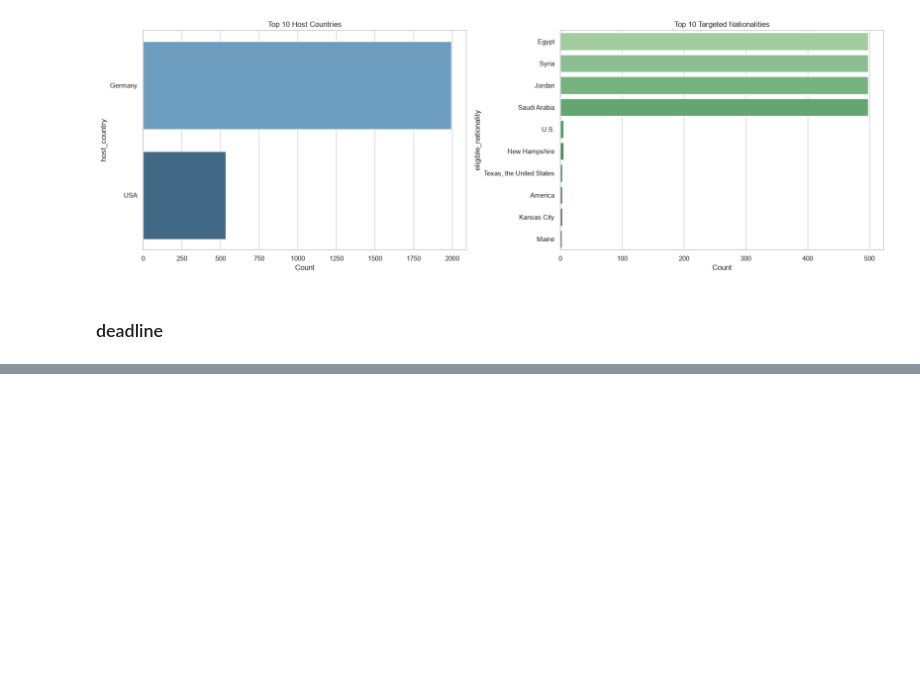
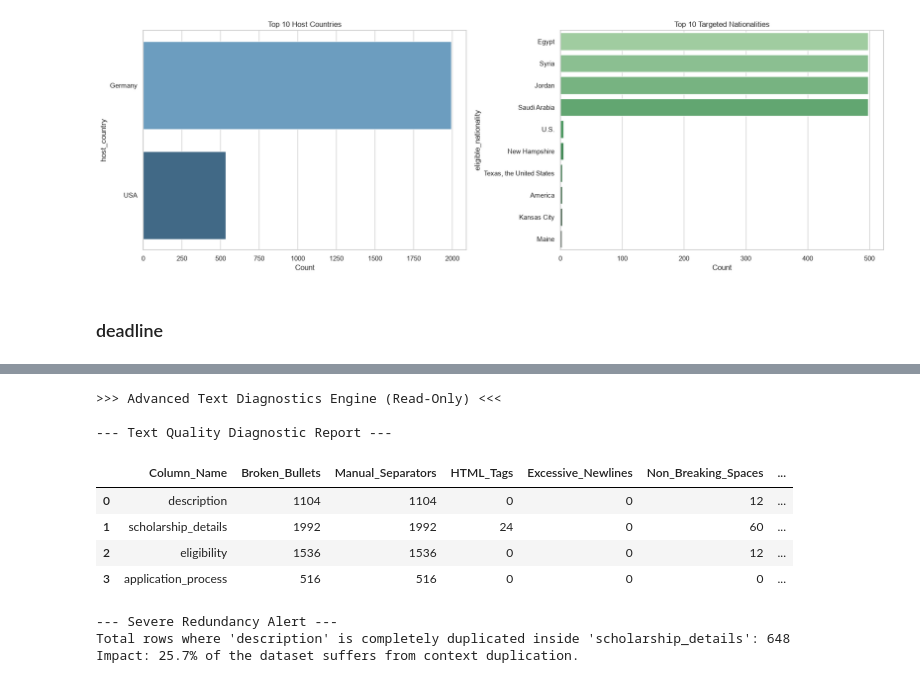
Before and after one commit to shaza-hussein/AI_Scholarship, a Jupyter notebook: notebooks/data_validation.ipynb, the cells around one changed output, grey strips where cells are left out. Cells and saved outputs as stored; diff of their text form; code cells hidden in the pictures; blank space fills up the shorter version.

```diff
--- a/notebooks/data_validation.ipynb
+++ b/notebooks/data_validation.ipynb
@@ -395,0 +643,65 @@ Saved complete mapping to CSV. Open in Excel to view all rows without truncation
+# %%
+import pandas as pd
+import re
+
+print(">>> Advanced Text Diagnostics Engine (Read-Only) <<<\n")
+
+text_cols = ['description', 'scholarship_details', 'eligibility', 'application_process']
+diagnostic_stats = []
+
+# Define regex patterns for structural and whitespace issues
+patterns = {
+    'broken_bullets': re.compile(r'[•-]\s*\n'),
+    'manual_separators': re.compile(r'-{3,}|={3,}|\*{3,}'),
+    'excessive_newlines': re.compile(r'\n{3,}'),
+    'non_breaking_spaces': re.compile(r'\xa0'),
+    'html_tags': re.compile(r'<[^>]+>')
+}
+
+dead_text_vals = ['none', 'n/a', 'not specified', 'tba', '']
+
+for col in text_cols:
+    stats = {'Column_Name': col}
+
+    col_data = df_raw[col].fillna('').astype(str)
+
+    stats['Broken_Bullets'] = col_data.apply(lambda x: bool(patterns['broken_bullets'].search(x))).sum()
+    stats['Manual_Separators'] = col_data.apply(lambda x: bool(patterns['manual_separators'].search(x))).sum()
+    stats['HTML_Tags'] = col_data.apply(lambda x: bool(patterns['html_tags'].search(x))).sum()
+
+    stats['Excessive_Newlines'] = col_data.apply(lambda x: bool(patterns['excessive_newlines'].search(x))).sum()
+    stats['Non_Breaking_Spaces'] = col_data.apply(lambda x: bool(patterns['non_breaking_spaces'].search(x))).sum()
+
+    stats['Dead_Text'] = col_data.apply(lambda x: x.strip().lower() in dead_text_vals or (0 < len(x.strip()) < 15)).sum()
+
+    diagnostic_stats.append(stats)
+
+diag_df = pd.DataFrame(diagnostic_stats)
+
+# Check for Redundancy: Description duplicated inside Details
+desc_data = df_raw['description'].fillna('').astype(str).str.strip()
+details_data = df_raw['scholarship_details'].fillna('').astype(str).str.strip()
+
+overlap_count = 0
+for d, det in zip(desc_data, details_data):
+    if len(d) > 20 and d in det:
+        overlap_count += 1
+
+print("--- Text Quality Diagnostic Report ---")
+display(diag_df)
+
+print("\n--- Severe Redundancy Alert ---")
+print(f"Total rows where 'description' is completely duplicated inside 'scholarship_details': {overlap_count}")
+print(f"Impact: {round((overlap_count/len(df_raw))*100, 1)}% of the dataset suffers from context duplication.")
+# %% [output]
+>>> Advanced Text Diagnostics Engine (Read-Only) <<<
+
+--- Text Quality Diagnostic Report ---
+|  | Column_Name | Broken_Bullets | Manual_Separators | HTML_Tags | Excessive_Newlines | Non_Breaking_Spaces | ... |
+| 0 | description | 1104 | 1104 | 0 | 0 | 12 | ... |
+| 1 | scholarship_details | 1992 | 1992 | 24 | 0 | 60 | ... |
+| 2 | eligibility | 1536 | 1536 | 0 | 0 | 12 | ... |
+| 3 | application_process | 516 | 516 | 0 | 0 | 0 | ... |
+--- Severe Redundancy Alert ---
+Total rows where 'description' is completely duplicated inside 'scholarship_details': 648
+Impact: 25.7% of the dataset suffers from context duplication.
```
Also changed, not shown: parts of 12 cells of this notebook, 2 other files.
